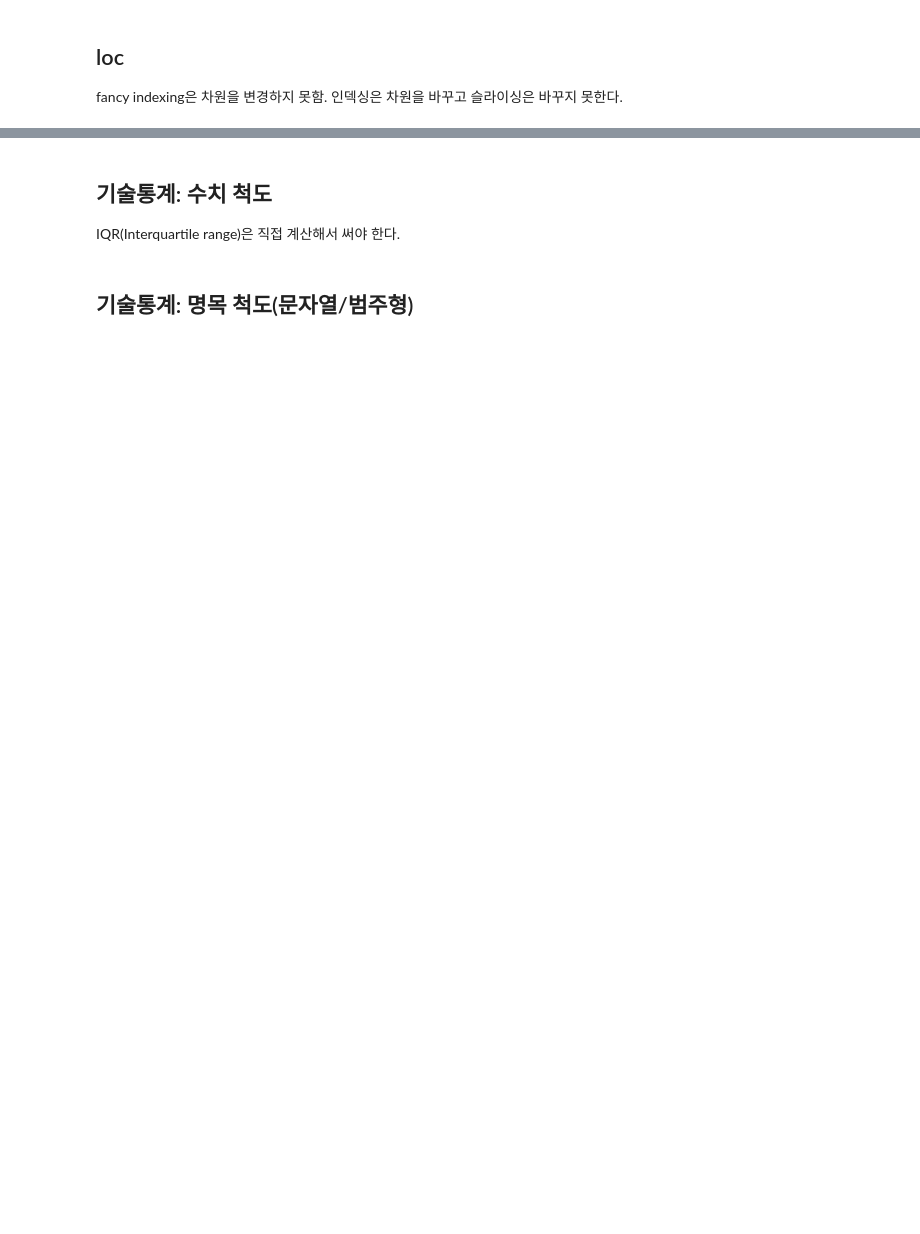
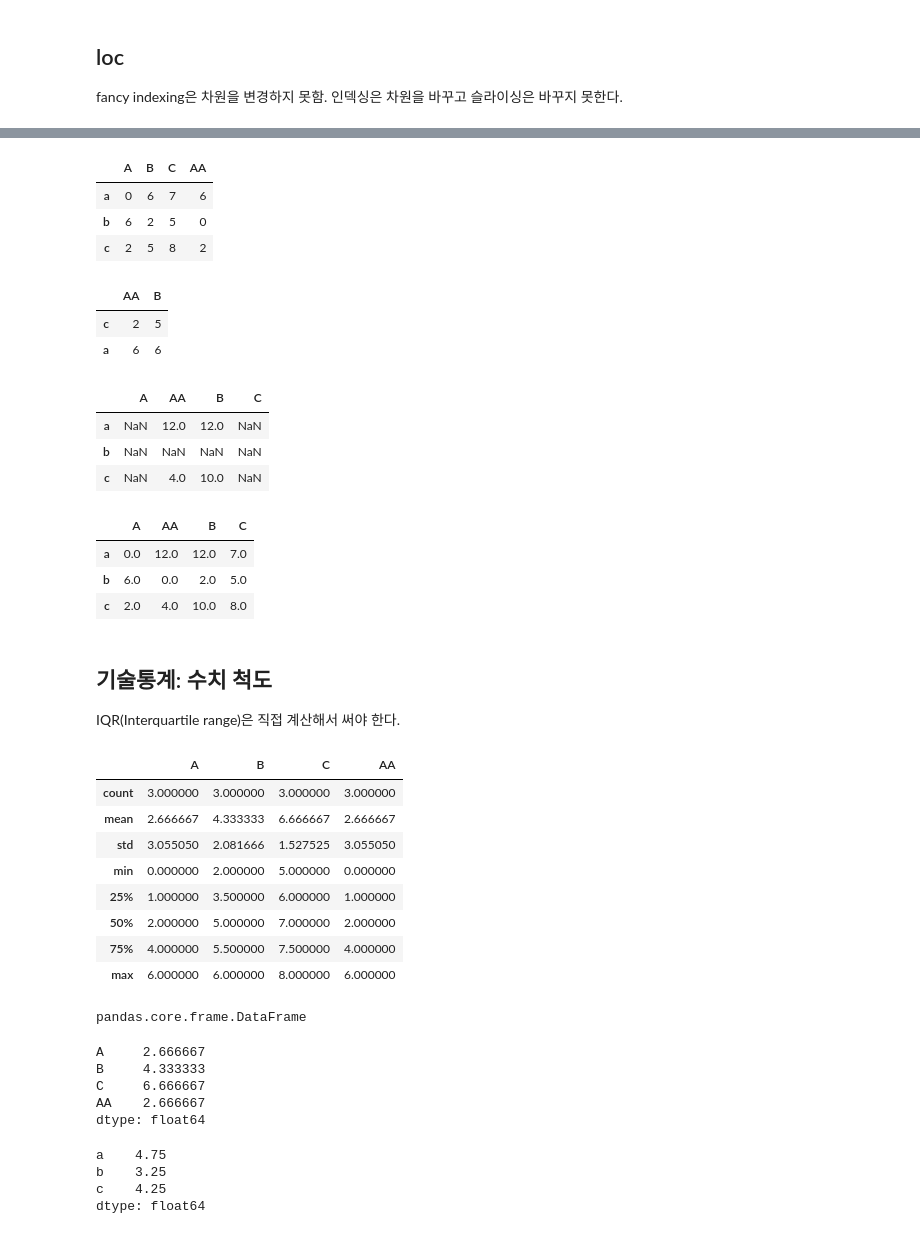
Before and after one commit to yunjichoi37/corpus-linguistics, a Jupyter notebook: 실습/04_Python_데이터분석구조_II.ipynb, the cells around one changed output, grey strips where cells are left out. Saved outputs shown, nothing was run; the diff lists cells and outputs as text; code cells hidden in the pictures; blank space fills up the shorter version.

```diff
--- a/실습/04_Python_데이터분석구조_II.ipynb
+++ b/실습/04_Python_데이터분석구조_II.ipynb
@@ -316,0 +557,3 @@ fancy indexing은 차원을 변경하지 못함.
+# %%
+DF = pd.read_csv('DF.txt', sep='\t', index_col=0)
+DF
@@ -317,5 +567,61 @@ fancy indexing은 차원을 변경하지 못함.
+# %%
+DF['AA'] = [6, 0, 2]; DF
+# %% [output]
+|  | A | B | C | AA |
+| a | 0 | 6 | 7 | 6 |
+| b | 6 | 2 | 5 | 0 |
+| c | 2 | 5 | 8 | 2 |
+# %%
+DF.iloc[::-2, ::-2]
+# %% [output]
+|  | AA | B |
+| c | 2 | 5 |
+| a | 6 | 6 |
+# %%
+DF.iloc[::-2, ::-2] + DF
+# %% [output]
+|  | A | AA | B | C |
+| a | NaN | 12.0 | 12.0 | NaN |
+| b | NaN | NaN | NaN | NaN |
+| c | NaN | 4.0 | 10.0 | NaN |
+# %%
+DF.iloc[::-2, ::-2].add(DF, fill_value=0)
+# %% [output]
+|  | A | AA | B | C |
+| a | 0.0 | 12.0 | 12.0 | 7.0 |
+| b | 6.0 | 0.0 | 2.0 | 5.0 |
+| c | 2.0 | 4.0 | 10.0 | 8.0 |
 # %% [markdown]
 ## 기술통계: 수치 척도
 IQR(Interquartile range)은 직접 계산해서 써야 한다.
-# %% [markdown]
-## 기술통계: 명목 척도(문자열/범주형)
+# %%
+DF.describe()
+# %% [output]
+|  | A | B | C | AA |
+| count | 3.000000 | 3.000000 | 3.000000 | 3.000000 |
+| mean | 2.666667 | 4.333333 | 6.666667 | 2.666667 |
+| std | 3.055050 | 2.081666 | 1.527525 | 3.055050 |
+| min | 0.000000 | 2.000000 | 5.000000 | 0.000000 |
+| 25% | 1.000000 | 3.500000 | 6.000000 | 1.000000 |
+| 50% | 2.000000 | 5.000000 | 7.000000 | 2.000000 |
+| 75% | 4.000000 | 5.500000 | 7.500000 | 4.000000 |
+| max | 6.000000 | 6.000000 | 8.000000 | 6.000000 |
+# %%
+type(DF.describe())
+# %% [output]
+pandas.core.frame.DataFrame
+# %%
+DF.mean()
+# %% [output]
+A     2.666667
+B     4.333333
+C     6.666667
+AA    2.666667
+dtype: float64
+# %%
+DF.mean(axis=1)
+# %% [output]
+a    4.75
+b    3.25
+c    4.25
+dtype: float64
```
Also changed, not shown: parts of 61 cells of this notebook.
